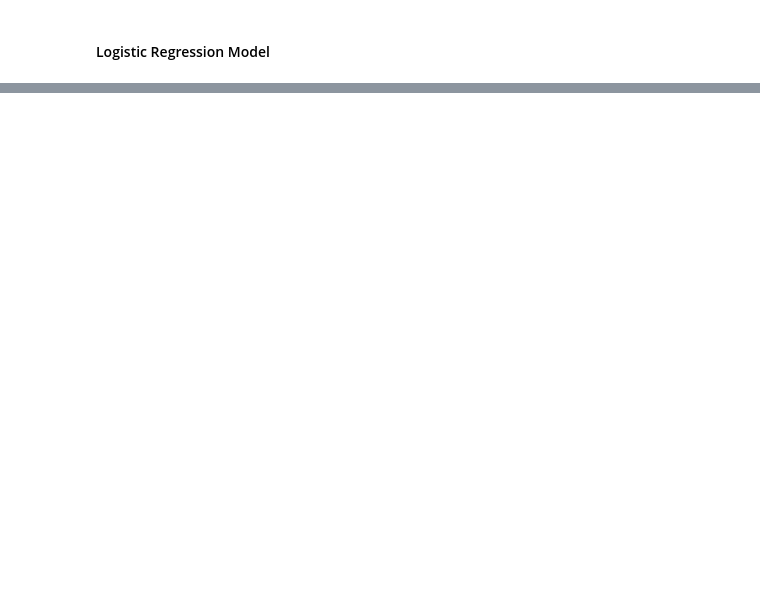
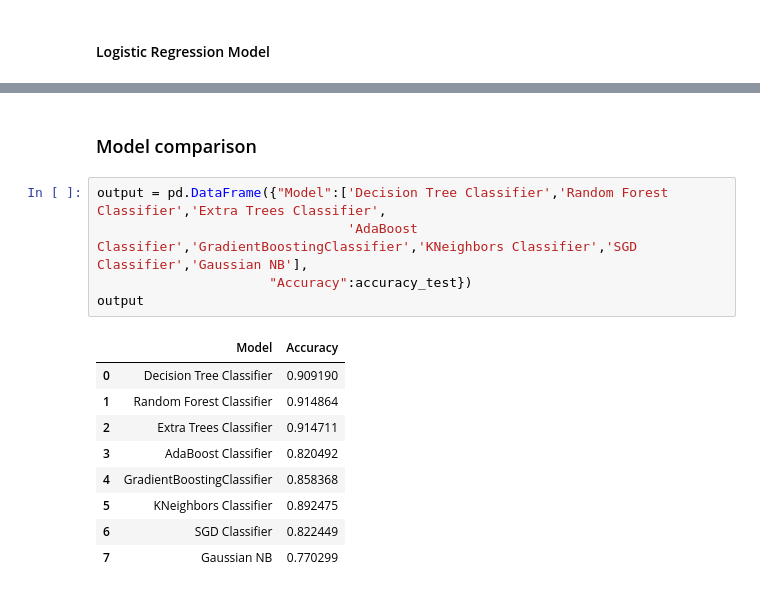
Before and after one commit to pranalee04/BH-PCMLAI-CapstoneProject, a Jupyter notebook: notebook/capstoneproject.ipynb, the cells around one changed output, grey strips where cells are left out. Cells and saved outputs as stored; diff of their text form; blank space fills up the shorter version.

```diff
--- a/notebook/capstoneproject.ipynb
+++ b/notebook/capstoneproject.ipynb
@@ -996,0 +670,17 @@ It would be worth while to try other model I learnt in this course, due to lack
+# %% [markdown]
+###  Model comparison
+# %%
+output = pd.DataFrame({"Model":['Decision Tree Classifier','Random Forest Classifier','Extra Trees Classifier',
+                                'AdaBoost Classifier','GradientBoostingClassifier','KNeighbors Classifier','SGD Classifier','Gaussian NB'],
+                      "Accuracy":accuracy_test})
+output
+# %% [output]
+|  | Model | Accuracy |
+| 0 | Decision Tree Classifier | 0.909190 |
+| 1 | Random Forest Classifier | 0.914864 |
+| 2 | Extra Trees Classifier | 0.914711 |
+| 3 | AdaBoost Classifier | 0.820492 |
+| 4 | GradientBoostingClassifier | 0.858368 |
+| 5 | KNeighbors Classifier | 0.892475 |
+| 6 | SGD Classifier | 0.822449 |
+| 7 | Gaussian NB | 0.770299 |
```
Also changed, not shown: parts of 63 cells of this notebook.
